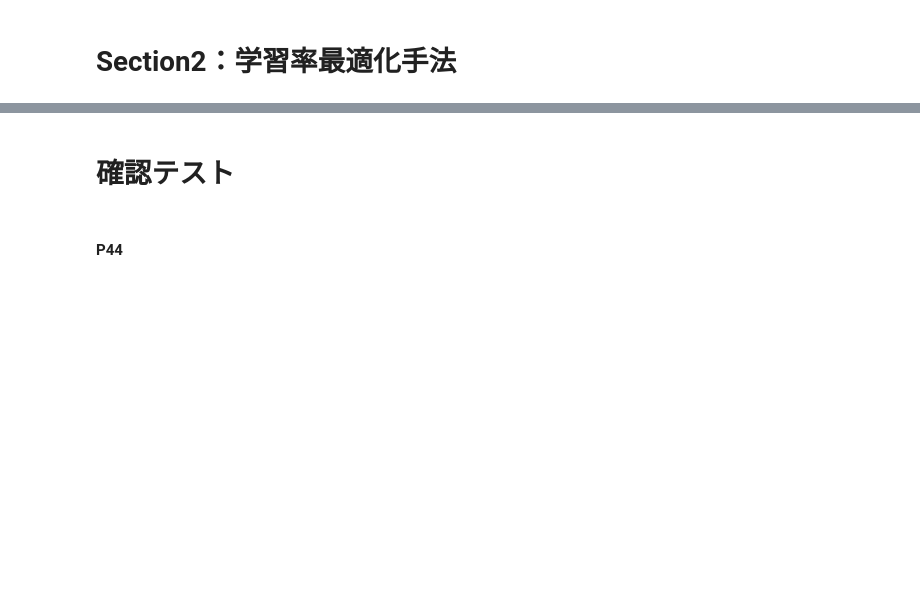
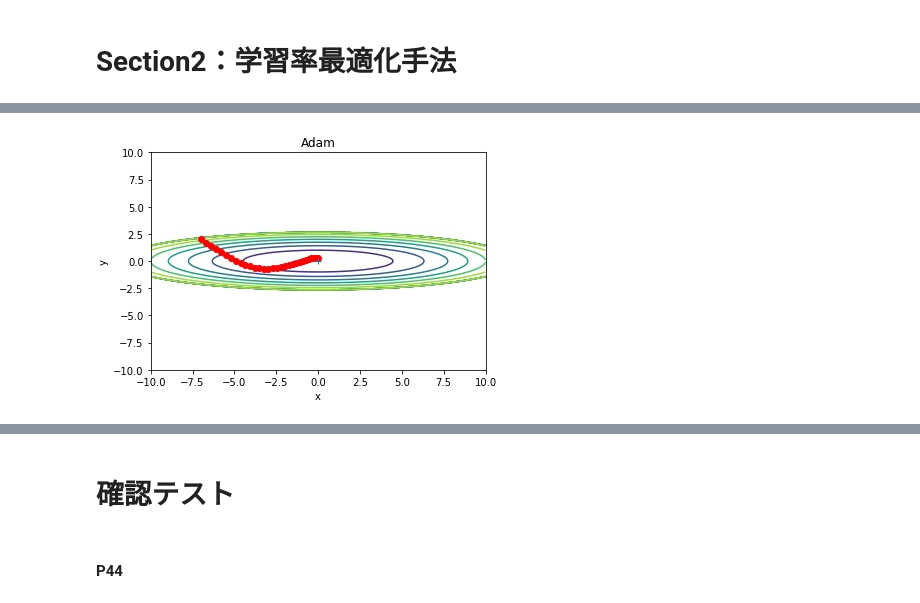
Before and after one commit to takasaki376/rabbit-report, a Jupyter notebook: stage3-day2/Section2：学習率最適化手法.ipynb, the cells around one changed output, grey strips where cells are left out. Drawn from its saved outputs; the diff is of its cells as text; code cells hidden in the pictures; blank space fills up the shorter version.

```diff
--- a/stage3-day2/Section2：学習率最適化手法.ipynb
+++ b/stage3-day2/Section2：学習率最適化手法.ipynb
@@ -47,0 +108,4 @@
+# %%
+Image("./Section2_04_Adam.jpg")
+# %% [output]
+[figure, added]
```
Also changed, not shown: parts of 39 cells of this notebook, 4 other files.
